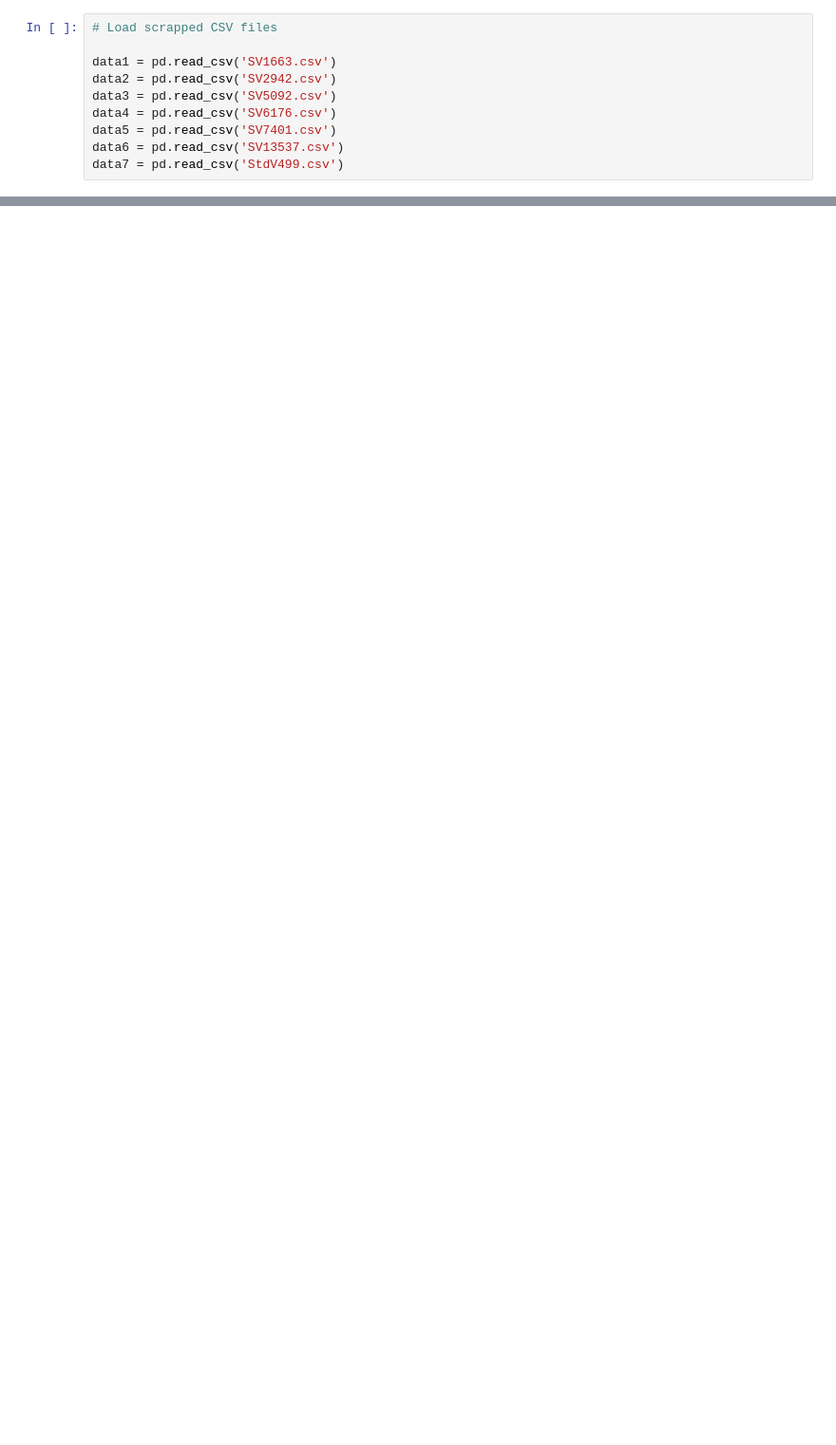
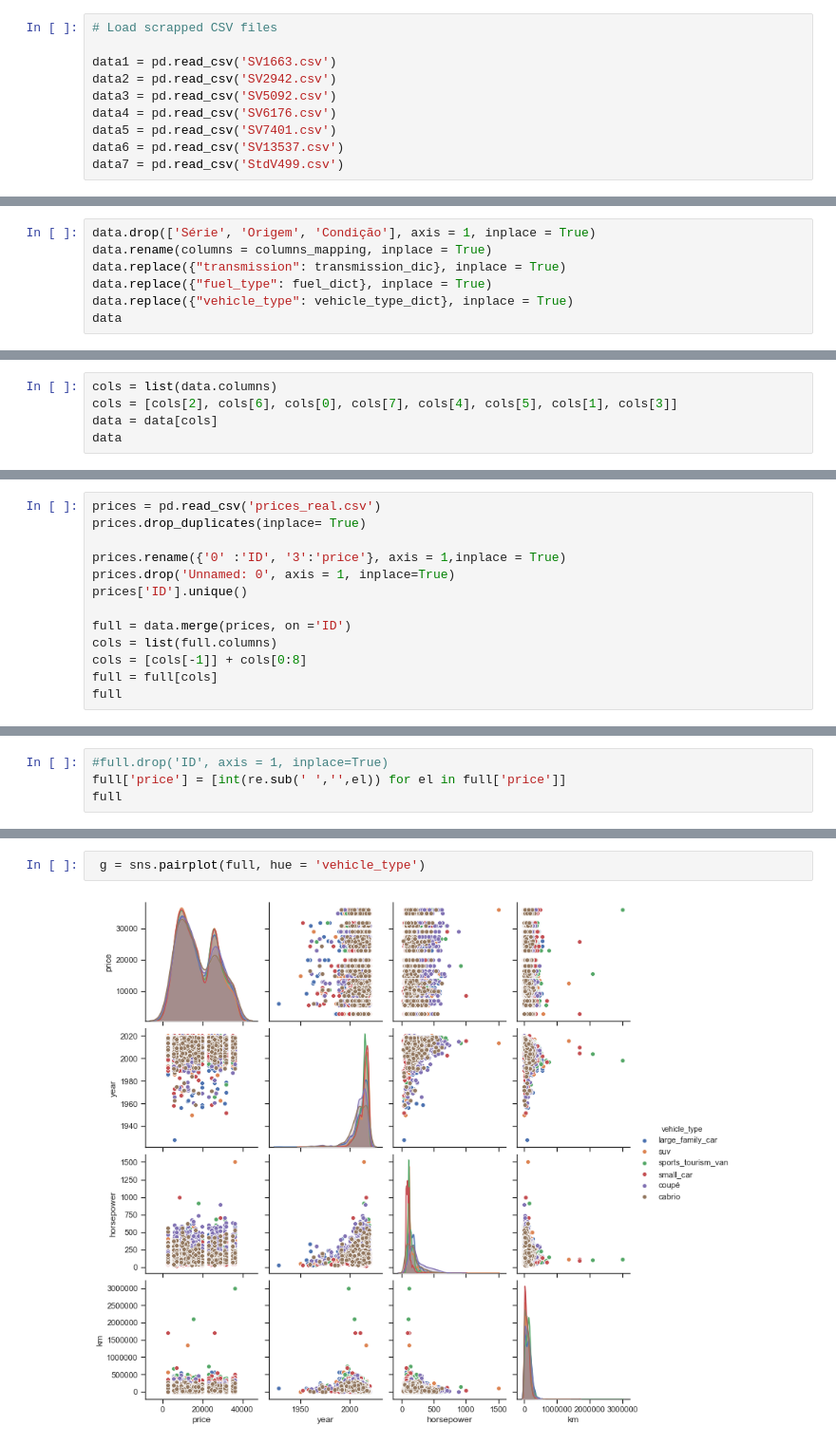
Before and after one commit to ironhackprojects/Project-Week-3-Data-Thieves, a Jupyter notebook: your-project/Clean_Data_JE.ipynb, the cells around one changed output, grey strips where cells are left out. Shown at 95% size. Drawn from its saved outputs; the diff is of its cells as text; blank space fills up the shorter version.

```diff
--- a/your-project/Clean_Data_JE.ipynb
+++ b/your-project/Clean_Data_JE.ipynb
@@ -95,0 +117,7 @@ Name: Ano de Registo, dtype: int64
+# %%
+data.drop(['Série', 'Origem', 'Condição'], axis = 1, inplace = True)
+data.rename(columns = columns_mapping, inplace = True)
+data.replace({"transmission": transmission_dic}, inplace = True)
+data.replace({"fuel_type": fuel_dict}, inplace = True)
+data.replace({"vehicle_type": vehicle_type_dict}, inplace = True)
+data
@@ -95,0 +143,5 @@ Name: Ano de Registo, dtype: int64
+# %%
+cols = list(data.columns)
+cols = [cols[2], cols[6], cols[0], cols[7], cols[4], cols[5], cols[1], cols[3]]
+data = data[cols]
+data
@@ -95,0 +162,13 @@ Name: Ano de Registo, dtype: int64
+# %%
+prices = pd.read_csv('prices_real.csv')
+prices.drop_duplicates(inplace= True)
+
+prices.rename({'0' :'ID', '3':'price'}, axis = 1,inplace = True)
+prices.drop('Unnamed: 0', axis = 1, inplace=True)
+prices['ID'].unique()
+
+full = data.merge(prices, on ='ID')
+cols = list(full.columns)
+cols = [cols[-1]] + cols[0:8]
+full = full[cols]
+full
@@ -95,0 +189,4 @@ Name: Ano de Registo, dtype: int64
+# %%
+#full.drop('ID', axis = 1, inplace=True)
+full['price'] = [int(re.sub(' ','',el)) for el in full['price']]
+full
@@ -95,0 +209,4 @@ Name: Ano de Registo, dtype: int64
+# %%
+ g = sns.pairplot(full, hue = 'vehicle_type')
+# %% [output]
+[figure, added]
```
Also changed, not shown: parts of 17 cells of this notebook.
